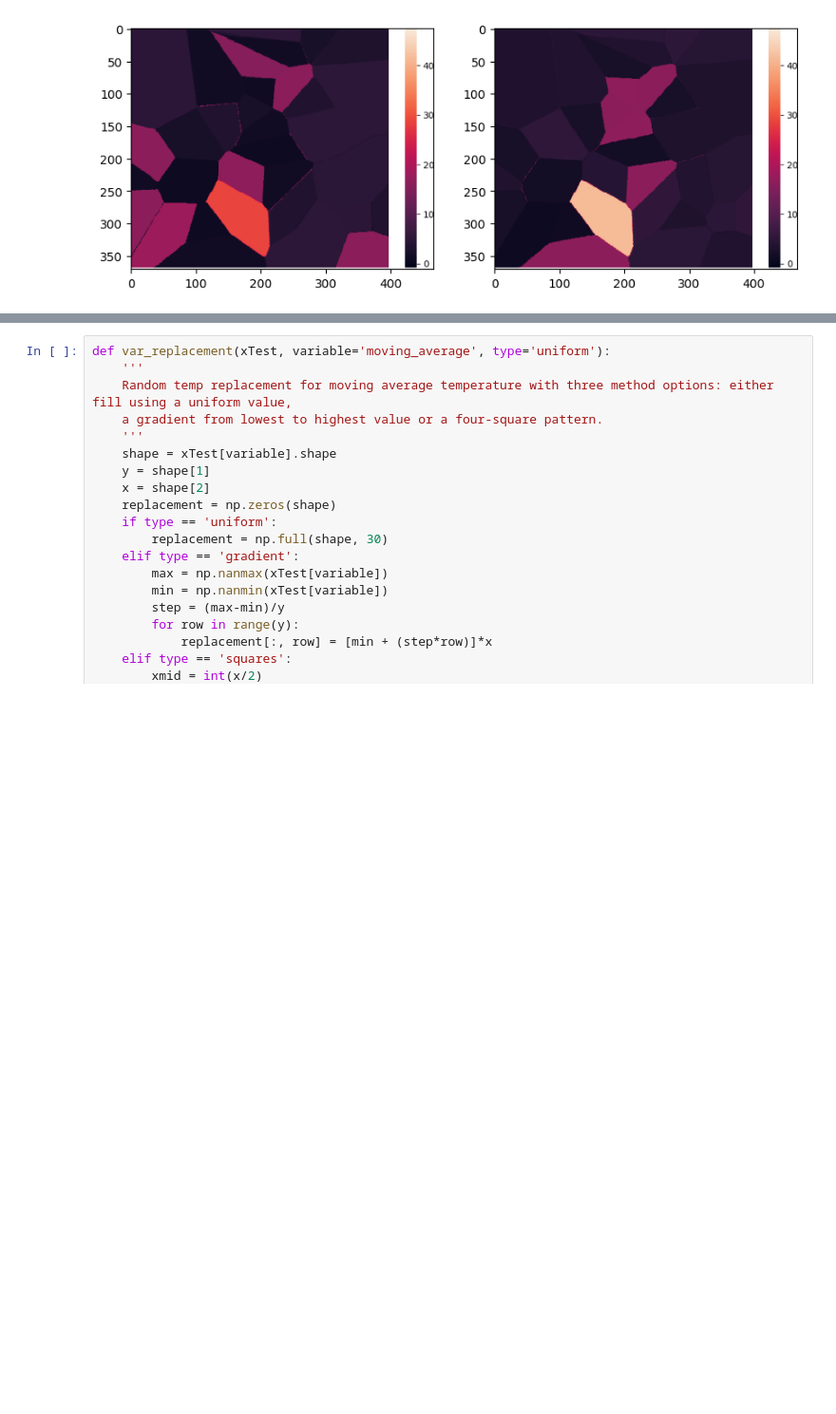
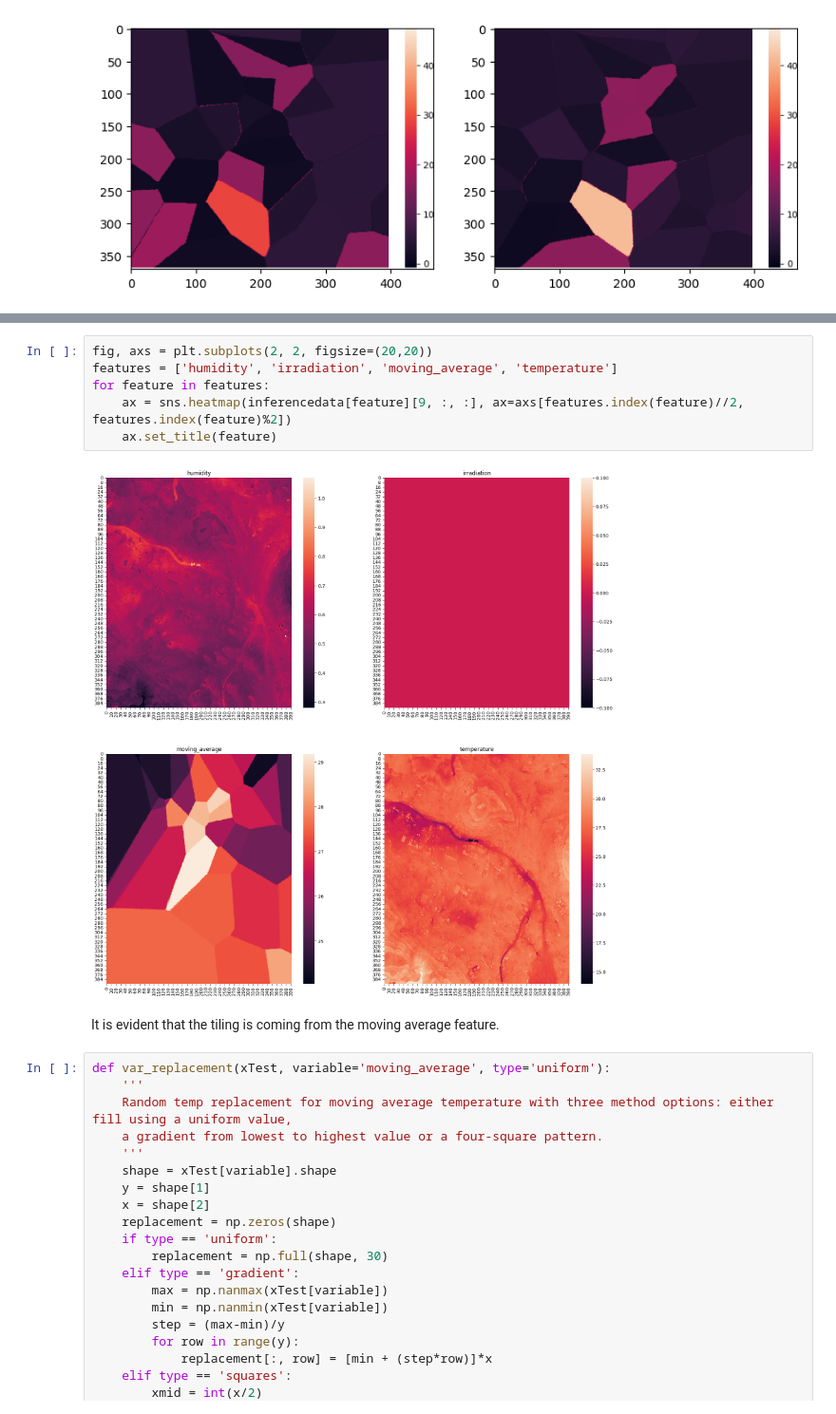
Before and after one commit to ozmanda/meteoblueQRF, a Jupyter notebook: analyses_and_visualisations/kacheln_analysis.ipynb, the cells around one changed output, grey strips where cells are left out. Shown at 95% size. Drawn from its saved outputs; the diff is of its cells as text; blank space fills up the shorter version.

Commit message:
tiling analysis of run 1

```diff
--- a/analyses_and_visualisations/kacheln_analysis.ipynb
+++ b/analyses_and_visualisations/kacheln_analysis.ipynb
@@ -20,3 +87,13 @@ ax[1].imshow(image.imread(imgpath))
+# %%
+fig, axs = plt.subplots(2, 2, figsize=(20,20))
+features = ['humidity', 'irradiation', 'moving_average', 'temperature']
+for feature in features:
+    ax = sns.heatmap(inferencedata[feature][9, :, :], ax=axs[features.index(feature)//2, features.index(feature)%2])
+    ax.set_title(feature)
+# %% [output]
+[figure, added]
+# %% [markdown]
+It is evident that the tiling is coming from the moving average feature.
 # %%
 def var_replacement(xTest, variable='moving_average', type='uniform'):
     '''
```
Also changed, not shown: parts of 10 cells of this notebook.
